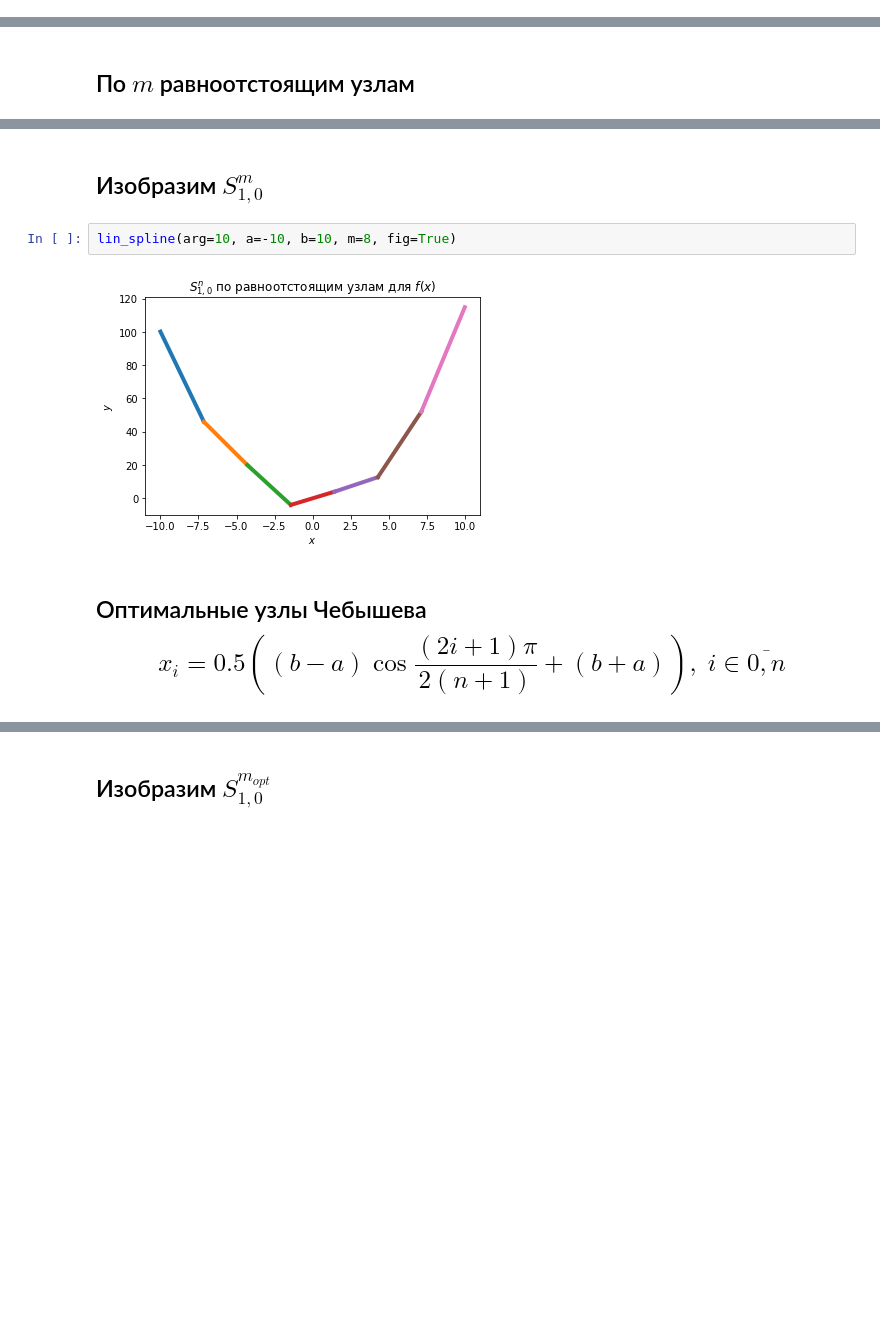
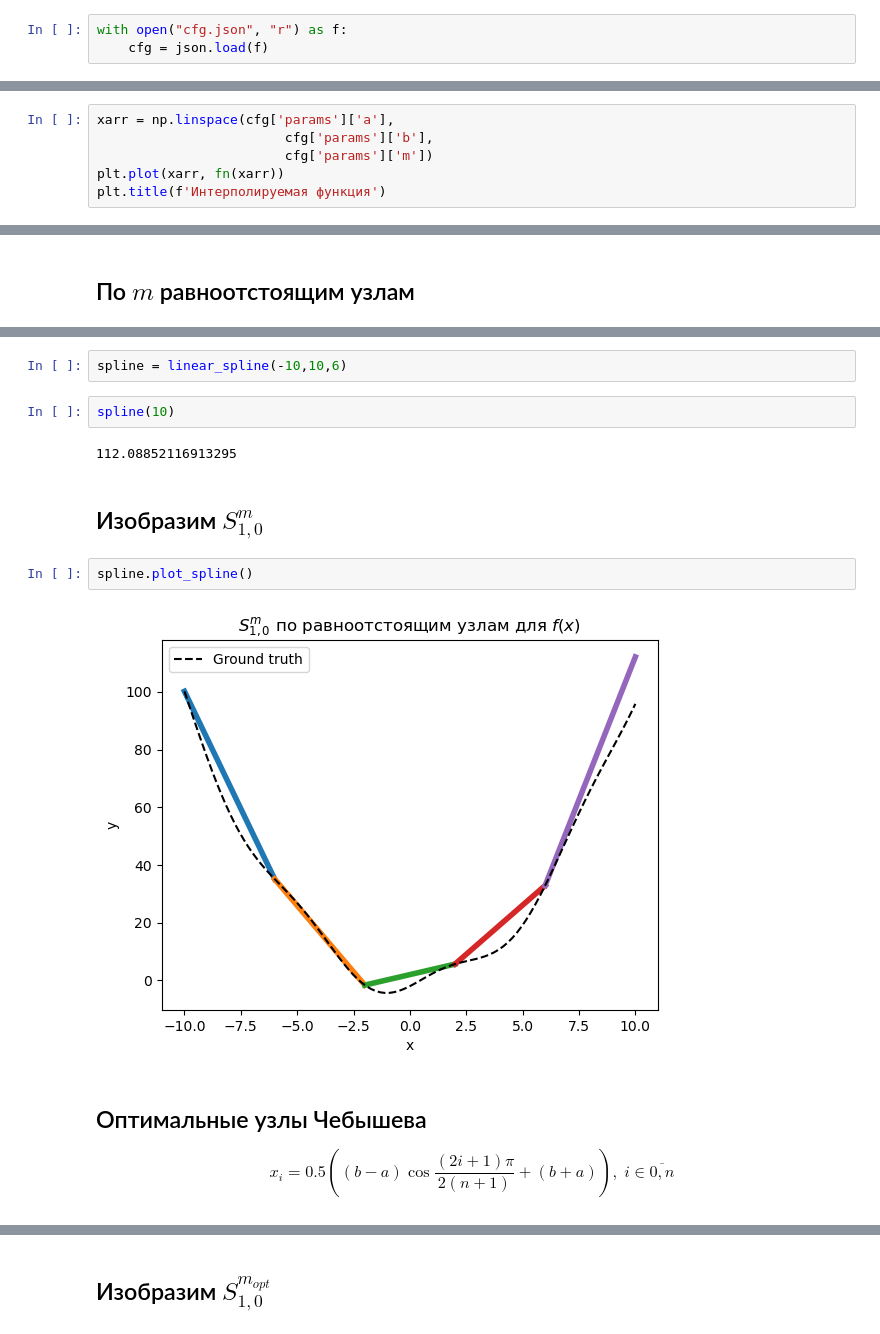
Before and after one commit to verse-chorus/NumericalMethodsSPbU, a Jupyter notebook: Interpolation/Linear_spline.ipynb, the cells around one changed output, grey strips where cells are left out. Saved outputs shown, nothing was run; the diff lists cells and outputs as text; blank space fills up the shorter version.

```diff
--- a/Interpolation/Linear_spline.ipynb
+++ b/Interpolation/Linear_spline.ipynb
@@ -13,4 +14,13 @@ np.set_printoptions(suppress=True) # чтобы оч маленькие знач
+# %%
+with open("cfg.json", "r") as f:
+    cfg = json.load(f)
 # %%
 # Исходная функция
 def fn(x):
     return x**2 + 4*np.sin(x) - 2
+# %%
+xarr = np.linspace(cfg['params']['a'],
+                        cfg['params']['b'],
+                        cfg['params']['m'])
+plt.plot(xarr, fn(xarr))
+plt.title(f'Интерполируемая функция')
@@ -77,8 +119,15 @@ def lin_spline(arg, a, b, m, fig=None):
+# %%
+spline = linear_spline(-10,10,6)
+# %%
+spline(10)
+# %% [output]
+112.08852116913295
 # %% [markdown]
 ## Изобразим $S_{1,0}^m$
 # %%
-lin_spline(arg=10, a=-10, b=10, m=8, fig=True)
+spline.plot_spline()
 # %% [output]
-[figure, old version]
+[figure, new version]
 # %% [markdown]
-## Оптимальные узлы Чебышева $$x_i = 0.5 \left((b-a)\cos\dfrac{(2i+1)\pi}{2(n+1)} + (b+a)\right),\; i\in \overline{0,n}$$
+## Оптимальные узлы Чебышева
+$$x_i = 0.5 \left((b-a)\cos\dfrac{(2i+1)\pi}{2(n+1)} + (b+a)\right),\; i\in \overline{0,n}$$
```
Also changed, not shown: parts of 13 cells of this notebook, 2 other files.
